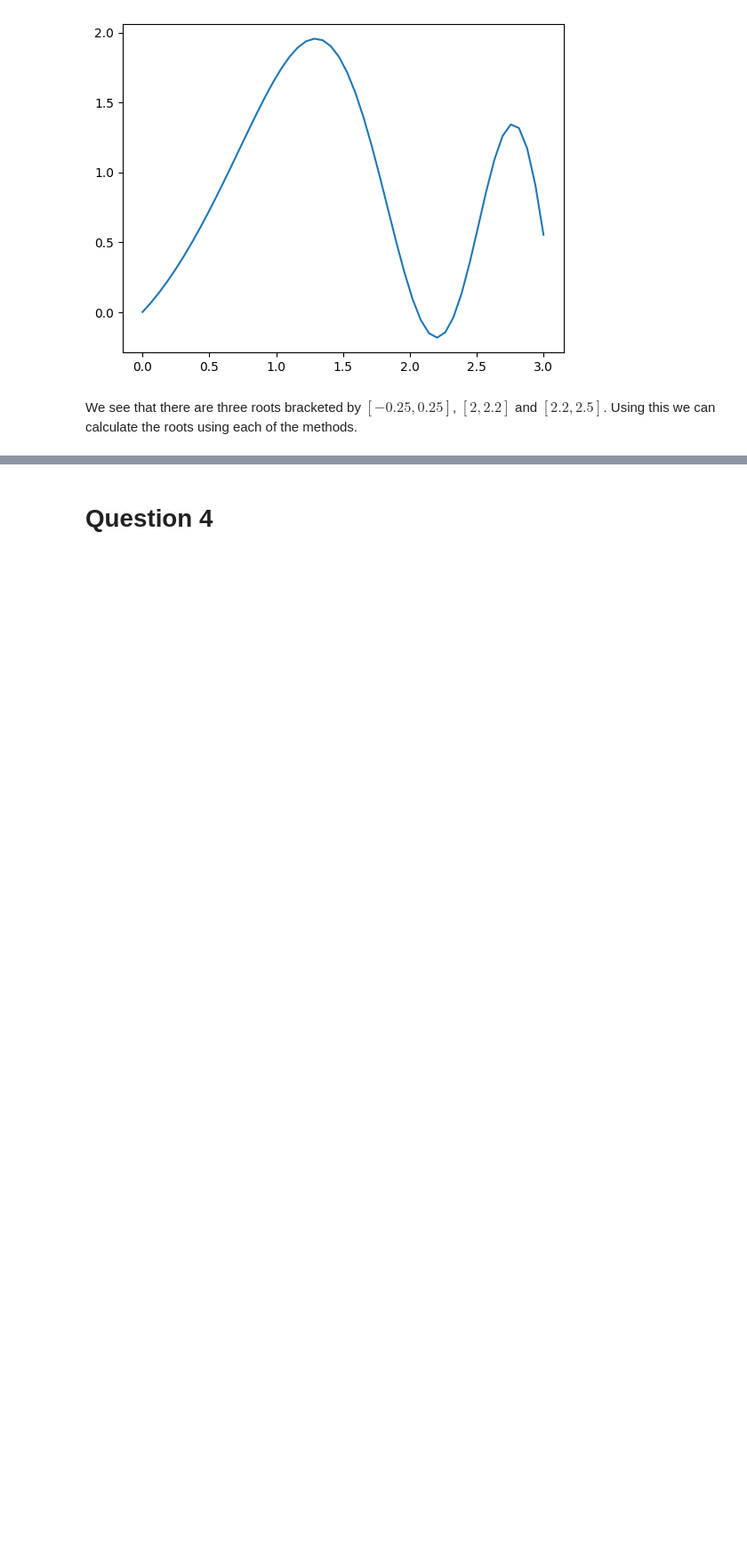
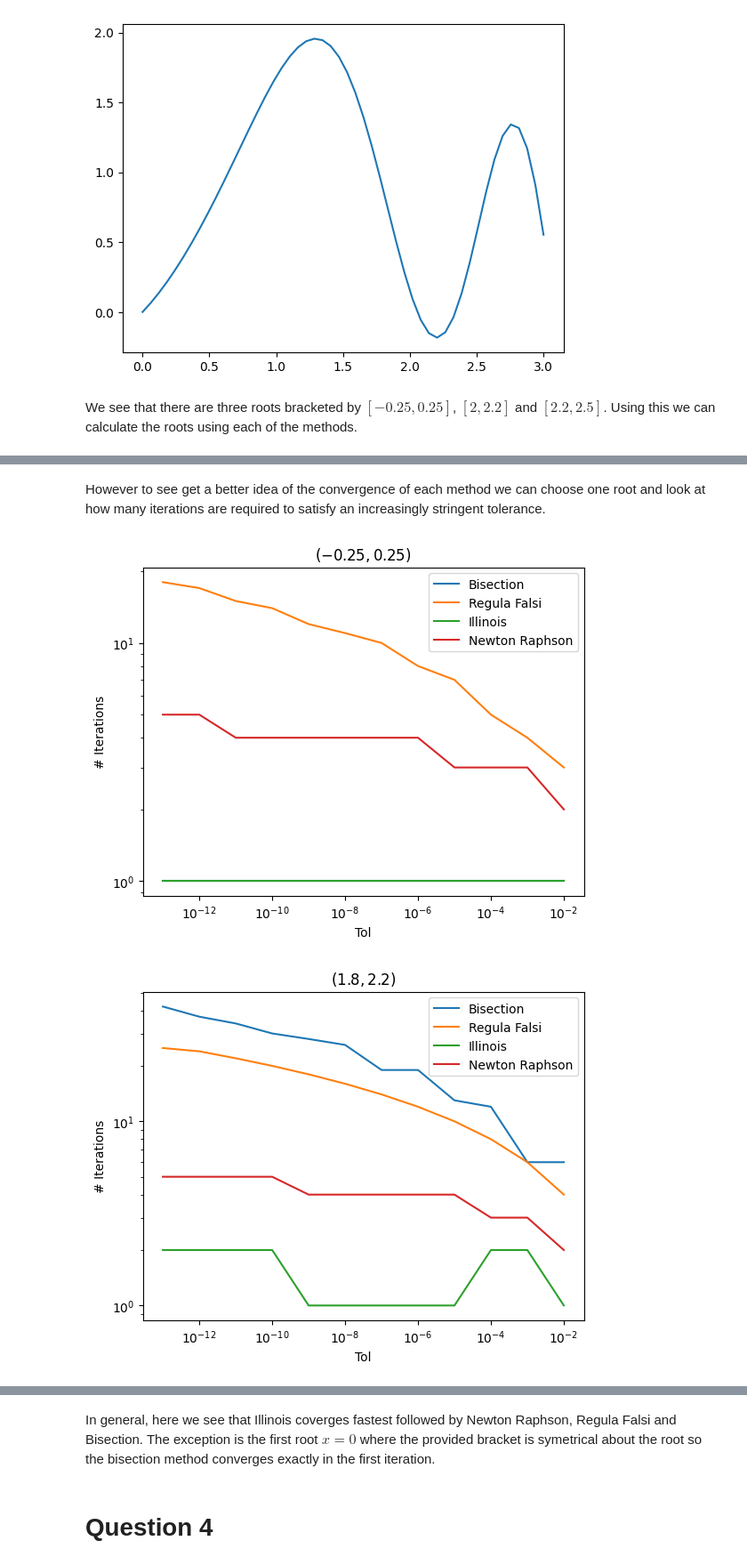
Before and after one commit to j-bowhay/Practical-Numerical-Analysis, a Jupyter notebook: problem_sheets/Problem Sheet 2.ipynb, the cells around one changed output, grey strips where cells are left out. Shown at 89% size. Saved outputs shown, nothing was run; the diff lists cells and outputs as text; code cells hidden in the pictures; blank space fills up the shorter version.

```diff
--- a/problem_sheets/Problem Sheet 2.ipynb
+++ b/problem_sheets/Problem Sheet 2.ipynb
@@ -90,9 +90,9 @@ ax.plot(x, f(x))
 # %% [markdown]
 We see that there are three roots bracketed by $[-0.25, 0.25]$, $[2, 2.2]$ and $[2.2, 2.5]$. Using this we can calculate the roots using each of the methods.
 # %%
-f_prime = lambda x : np.cos(x) + 2*x*np.cos(x)
+f_prime = lambda x : np.cos(x) + 2*x*np.cos(x**2)
 
-brackets = [(-0.25, 0.25), (2,2.2), (2.2,2.5)]
+brackets = [(-0.25, 0.25), (1.8,2.2), (2.2,2.5)]
 tol = 1e-3
 
 for i, bracket in enumerate(brackets):
@@ -121,0 +129,28 @@ KeyboardInterrupt:
+# %% [markdown]
+However to see get a better idea of the convergence of each method we can choose one root and look at how many iterations are required to satisfy an increasingly stringent tolerance.
+# %%
+tols = np.logspace(-2, -13, 12)
+
+for bracket in brackets:
+    bisect_iter = []
+    regula_falsi_iter = []
+    illinois_iter = []
+    newton_raphson_iter = []
+    for tol in tols:
+        bisect_iter.append(bisect(f, *bracket, tol)[1])
+        regula_falsi_iter.append(regula_falsi(f, *bracket, tol)[1])
+        illinois_iter.append(illinois(f, *bracket, tol)[1])
+        newton_raphson_iter.append(newton_raphson(f, f_prime, bracket[1], tol)[1])
+
+    fig, ax = plt.subplots()
+    ax.loglog(tols, bisect_iter, label="Bisection")
+    ax.loglog(tols, regula_falsi_iter, label="Regula Falsi")
+    ax.loglog(tols, illinois_iter, label="Illinois")
+    ax.loglog(tols, newton_raphson_iter, label="Newton Raphson")
+    ax.legend()
+    ax.set_xlabel("Tol")
+    ax.set_ylabel("# Iterations")
+    ax.set_title(f"${bracket}$")
+# %% [output]
+[figure, added]
+[figure, added]
@@ -122,2 +158,4 @@ KeyboardInterrupt:
+# %% [markdown]
+In general, here we see that Illinois coverges fastest followed by Newton Raphson, Regula Falsi and Bisection. The exception is the first root $x=0$ where the provided bracket is symetrical about the root so the bisection method converges exactly in the first iteration.
 # %% [markdown]
 # Question 4
```
Also changed, not shown: parts of 4 cells of this notebook, 1 other file.
